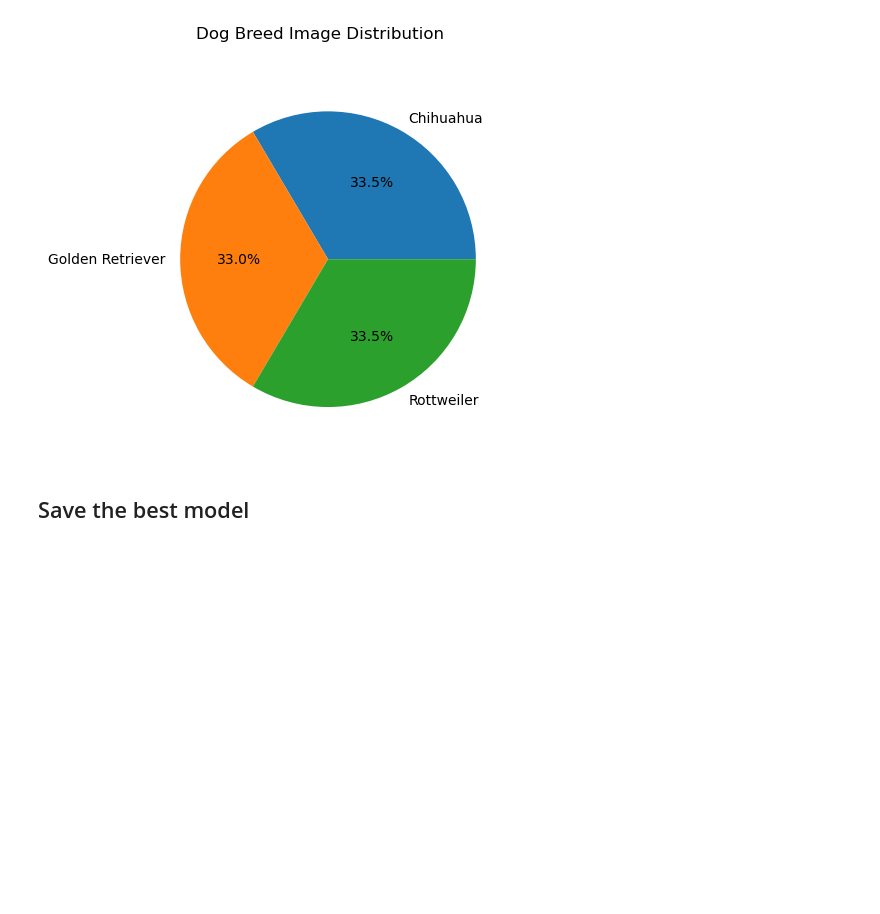
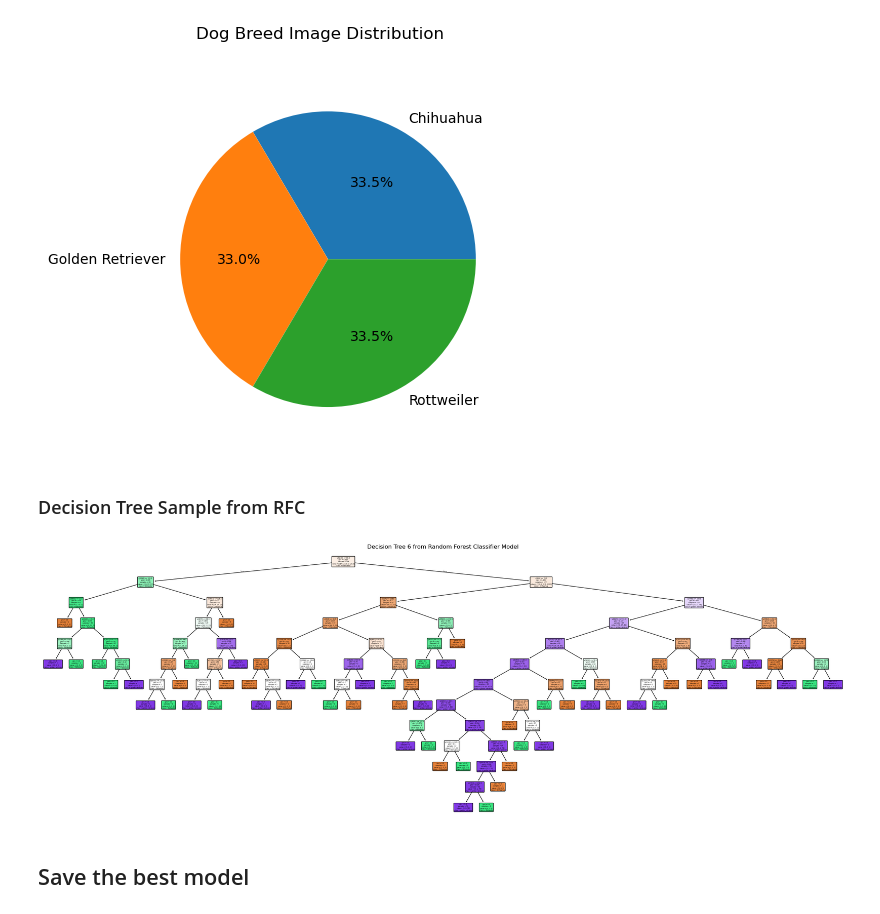
Before and after one commit to GCadel/dog_breed_classification, a Jupyter notebook: training.ipynb, the cells around one changed output. Cells and saved outputs as stored; diff of their text form; code cells hidden in the pictures; blank space fills up the shorter version.

```diff
--- a/training.ipynb
+++ b/training.ipynb
@@ -155,6 +126,20 @@ fig.suptitle("Dog Breed Image Distribution")
 plt.show()
 # %% [output]
 [figure]
+# %% [markdown]
+### Decision Tree Sample from RFC
+# %%
+randomTree = randint(0, len(rfc.estimators_))
+tree = rfc.estimators_[randomTree]
+plt.figure(figsize=(30, 10))
+plot_tree(tree,
+          class_names=rfc.classes_,
+          filled=True,
+          rounded=True)
+plt.title(f'Decision Tree {randomTree} from Random Forest Classifier Model')
+plt.show()
+# %% [output]
+[figure, added]
 # %% [markdown]
 ## Save the best model
 # %%
```
Also changed, not shown: parts of 11 cells of this notebook, 1 other file.
